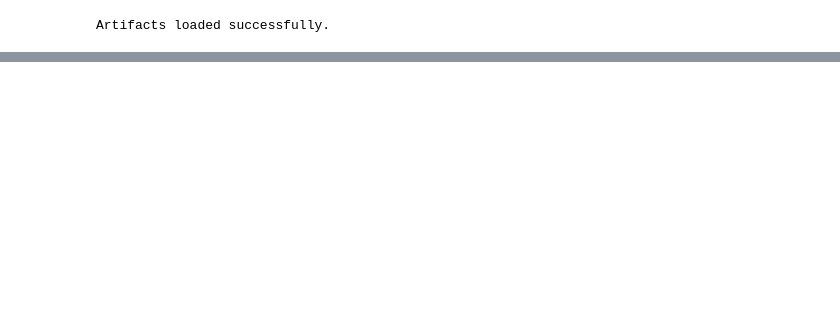
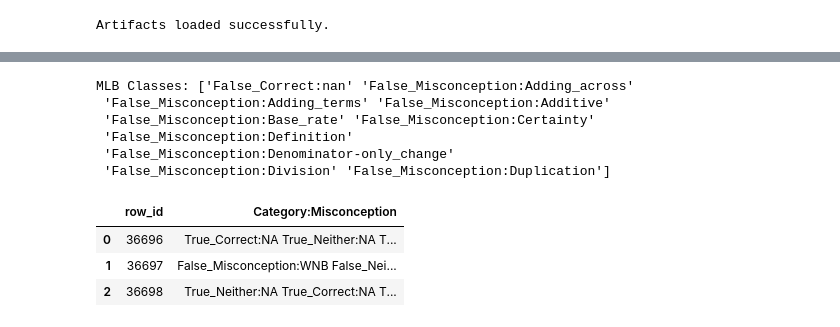
Before and after one commit to unBoxingProblem/dataScience, a Jupyter notebook: submission.ipynb, the cells around one changed output, grey strips where cells are left out. Drawn from its saved outputs; the diff is of its cells as text; code cells hidden in the pictures; blank space fills up the shorter version.

Commit message:
Kaggle Notebook | submission | Version 3

```diff
--- a/submission.ipynb
+++ b/submission.ipynb
@@ -9,11 +9,11 @@ from tqdm.auto import tqdm
 # %%
 # --- 1. Define Paths to Artifacts ---
 # These paths point to the input directories from your attached Kaggle Datasets.
-MODEL_PATH = '/kaggle/input/finalmodel/final-deberta-v3-model'
-MLB_PATH = '/kaggle/input/finalmodel/mlb.joblib'
+MODEL_PATH = '/kaggle/input/modelfined/my_finetuned_model'
+MLB_PATH = '/kaggle/input/modelfined/label_binarizer.joblib'
 CONFUSION_DICT_PATH = '/kaggle/input/confusion/confusion_dictionary.json'
 TEST_DATA_PATH = '/kaggle/input/map-charting-student-math-misunderstandings/test.csv'
-mod = '/kaggle/input/deberta-v3-base-offline-files/deberta-v3-base-offline'
+mod = '/kaggle/input/modelfined/my_finetuned_model'
 # %%
 tokenizer = AutoTokenizer.from_pretrained(mod)
 model = AutoModelForSequenceClassification.from_pretrained(mod)
@@ -85,12 +38,0 @@ Loading and preparing test data...
-# %%
-test_df['input_text'] = test_df.apply(
-    lambda row: f"Question: {row.QuestionText} Answer: {row.MC_Answer} Explanation: {row.StudentExplanation}",
-    axis=1
-)
-
-print("Generating predictions for the test set...")
-all_predictions = []
-# Use tqdm for a progress bar
-for text in tqdm(test_df['input_text'].tolist(), desc="Predicting"):
-    top_3_labels = predict_with_boost(text)
-    all_predictions.append(top_3_labels)
@@ -123,0 +142,16 @@ submission.csv created successfully!
+# %%
+print("MLB Classes:", labels[:10])
+# %% [output]
+MLB Classes: ['False_Correct:nan' 'False_Misconception:Adding_across'
+ 'False_Misconception:Adding_terms' 'False_Misconception:Additive'
+ 'False_Misconception:Base_rate' 'False_Misconception:Certainty'
+ 'False_Misconception:Definition'
+ 'False_Misconception:Denominator-only_change'
+ 'False_Misconception:Division' 'False_Misconception:Duplication']
+# %%
+submission_df
+# %% [output]
+|  | row_id | Category:Misconception |
+| 0 | 36696 | True_Correct:NA True_Neither:NA T... |
+| 1 | 36697 | False_Misconception:WNB False_Nei... |
+| 2 | 36698 | True_Neither:NA True_Correct:NA T... |
```
Also changed, not shown: parts of 7 cells of this notebook.
